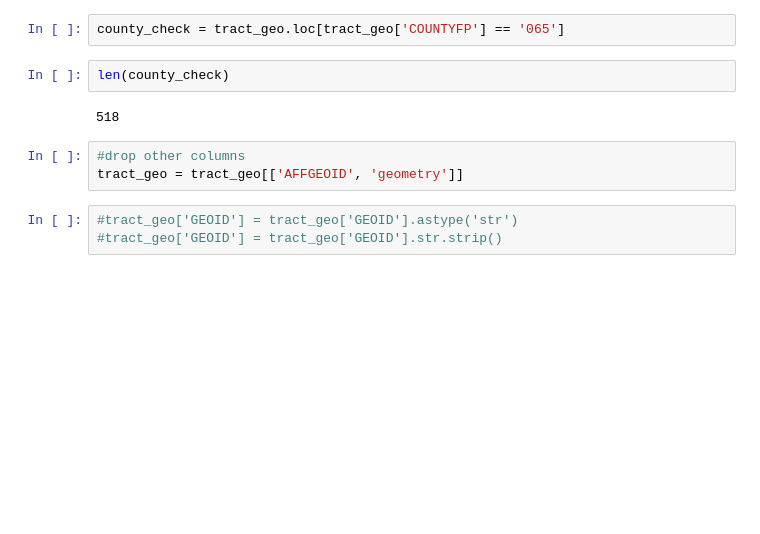
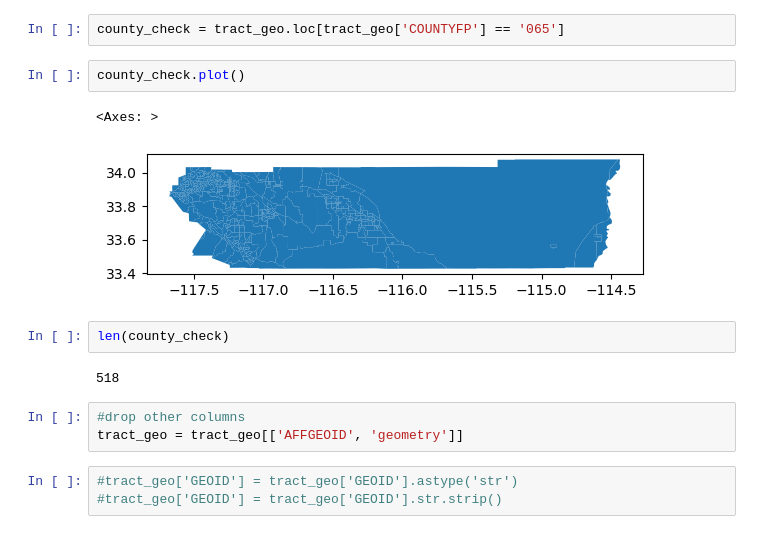
Before and after one commit to monishareginald/uds-warehouse-project, a Jupyter notebook: Census-2009.ipynb, the cells around one changed output. Cells and saved outputs as stored; diff of their text form; blank space fills up the shorter version.

```diff
--- a/Census-2009.ipynb
+++ b/Census-2009.ipynb
@@ -1034,6 +1034,11 @@ tract_geo.head()
 | 4 | 06 | 077 | 000401 | 1400000US06077000401 | 06077000401 | 4.01 | Census Tract 4.01 | CA | San Joaquin County | California | ... |
 # %%
 county_check = tract_geo.loc[tract_geo['COUNTYFP'] == '065']
+# %%
+county_check.plot()
+# %% [output]
+<Axes: >
+[figure, added]
 # %%
 len(county_check)
 # %% [output]
```
Also changed, not shown: parts of 2 cells of this notebook.
